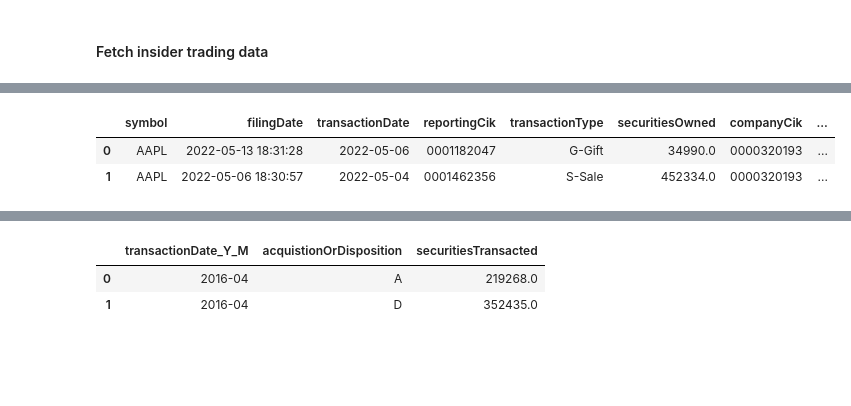
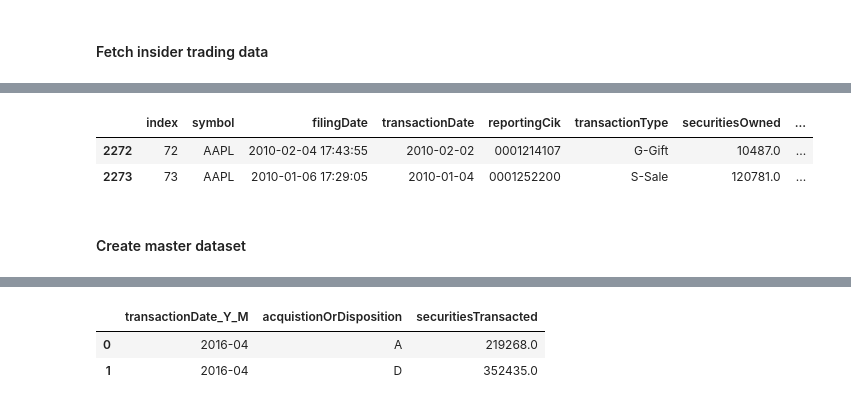
Before and after one commit to hooman34/platform, a Jupyter notebook: notebooks/99_insider_trading_analysis.ipynb, the cells around one changed output, grey strips where cells are left out. Drawn from its saved outputs; the diff is of its cells as text; code cells hidden in the pictures; blank space fills up the shorter version.

```diff
--- a/notebooks/99_insider_trading_analysis.ipynb
+++ b/notebooks/99_insider_trading_analysis.ipynb
@@ -18,4 +18,5 @@ from app.utils.fetch_data import fred_fred, investing_api, alpha_vantage_api, FM
 from app.data_handling.feature_engineering import create_price_features
 # %%
 today = date.today().strftime("%Y-%m-%d")
-today
+start_date = '2010-01-01'
+ticker = 'AAPL'
@@ -48,0 +44,4 @@ insider = fmp.get_historical_insider_trade_ticker("AAPL", num_pages=11)
+# %%
+insider = fmp.get_historical_insider_trade_ticker(ticker, num_pages=35)
+# filter with the according date
+insider = insider.loc[insider['transactionDate']>=start_date]
@@ -49,6 +50,9 @@ insider = fmp.get_historical_insider_trade_ticker("AAPL", num_pages=11)
+# %%
+# cleaning some of the columns
+insider['reportingName'] = insider['reportingName'].str.lower()
 # %%
-insider.head(2)
+insider.tail(2)
 # %% [output]
-|  | symbol | filingDate | transactionDate | reportingCik | transactionType | securitiesOwned | companyCik | ... |
-| 0 | AAPL | 2022-05-13 18:31:28 | 2022-05-06 | 0001182047 | G-Gift | 34990.0 | 0000320193 | ... |
-| 1 | AAPL | 2022-05-06 18:30:57 | 2022-05-04 | 0001462356 | S-Sale | 452334.0 | 0000320193 | ... |
+|  | index | symbol | filingDate | transactionDate | reportingCik | transactionType | securitiesOwned | ... |
+| 2272 | 72 | AAPL | 2010-02-04 17:43:55 | 2010-02-02 | 0001214107 | G-Gift | 10487.0 | ... |
+| 2273 | 73 | AAPL | 2010-01-06 17:29:05 | 2010-01-04 | 0001252200 | S-Sale | 120781.0 | ... |
@@ -56,0 +59,2 @@ df = insider
+# %% [markdown]
+#### Create master dataset
```
Also changed, not shown: parts of 19 cells of this notebook, 2 other files.
